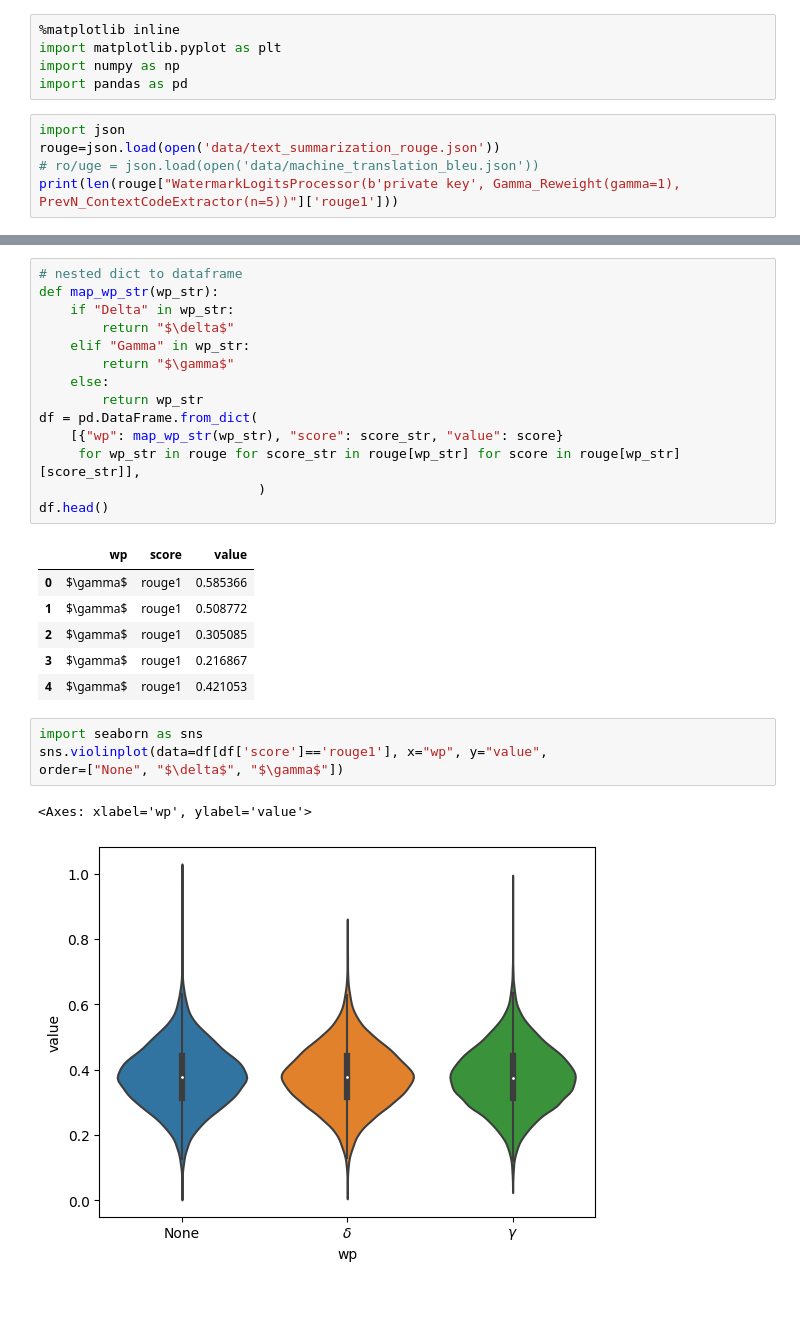
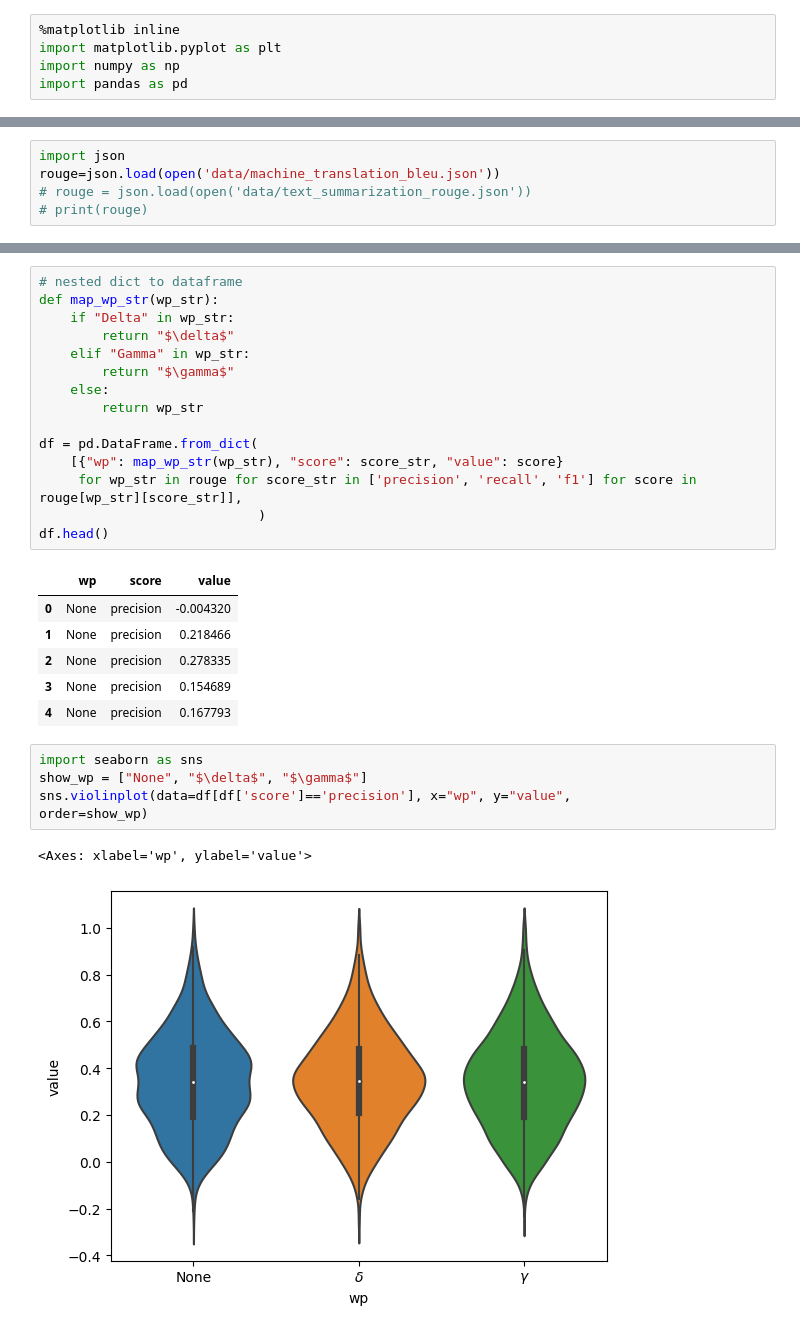
Before and after one commit to xiaoniu-578fa6bff964d005/UnbiasedWatermark, a Jupyter notebook: plot.ipynb, the cells around one changed output, grey strips where cells are left out. Drawn from its saved outputs; the diff is of its cells as text; blank space fills up the shorter version.

```diff
--- a/plot.ipynb
+++ b/plot.ipynb
@@ -6,8 +6,3 @@
 import matplotlib.pyplot as plt
 import numpy as np
 import pandas as pd
-# %%
-import json
-rouge=json.load(open('data/text_summarization_rouge.json'))
-# ro/uge = json.load(open('data/machine_translation_bleu.json'))
-print(len(rouge["WatermarkLogitsProcessor(b'private key', Gamma_Reweight(gamma=1), PrevN_ContextCodeExtractor(n=5))"]['rouge1']))
@@ -15,0 +9,5 @@ print(len(rouge["WatermarkLogitsProcessor(b'private key', Gamma_Reweight(gamma=1
+# %%
+import json
+rouge=json.load(open('data/machine_translation_bleu.json'))
+# rouge = json.load(open('data/text_summarization_rouge.json'))
+# print(rouge)
@@ -22,22 +27,24 @@ def map_wp_str(wp_str):
         return "$\gamma$"
     else:
         return wp_str
+
 df = pd.DataFrame.from_dict(
     [{"wp": map_wp_str(wp_str), "score": score_str, "value": score}
-     for wp_str in rouge for score_str in rouge[wp_str] for score in rouge[wp_str][score_str]],
+     for wp_str in rouge for score_str in ['precision', 'recall', 'f1'] for score in rouge[wp_str][score_str]],
                             )
 df.head()
 # %% [output]
 |  | wp | score | value |
-| 0 | $\gamma$ | rouge1 | 0.585366 |
-| 1 | $\gamma$ | rouge1 | 0.508772 |
-| 2 | $\gamma$ | rouge1 | 0.305085 |
-| 3 | $\gamma$ | rouge1 | 0.216867 |
-| 4 | $\gamma$ | rouge1 | 0.421053 |
+| 0 | None | precision | -0.004320 |
+| 1 | None | precision | 0.218466 |
+| 2 | None | precision | 0.278335 |
+| 3 | None | precision | 0.154689 |
+| 4 | None | precision | 0.167793 |
 # %%
 import seaborn as sns
-sns.violinplot(data=df[df['score']=='rouge1'], x="wp", y="value",
-order=["None", "$\delta$", "$\gamma$"])
+show_wp = ["None", "$\delta$", "$\gamma$"]
+sns.violinplot(data=df[df['score']=='precision'], x="wp", y="value",
+order=show_wp)
 # %% [output]
 <Axes: xlabel='wp', ylabel='value'>
-[figure, old version]
+[figure, new version]
```
Also changed, not shown: parts of 2 cells of this notebook, 2 other files.
